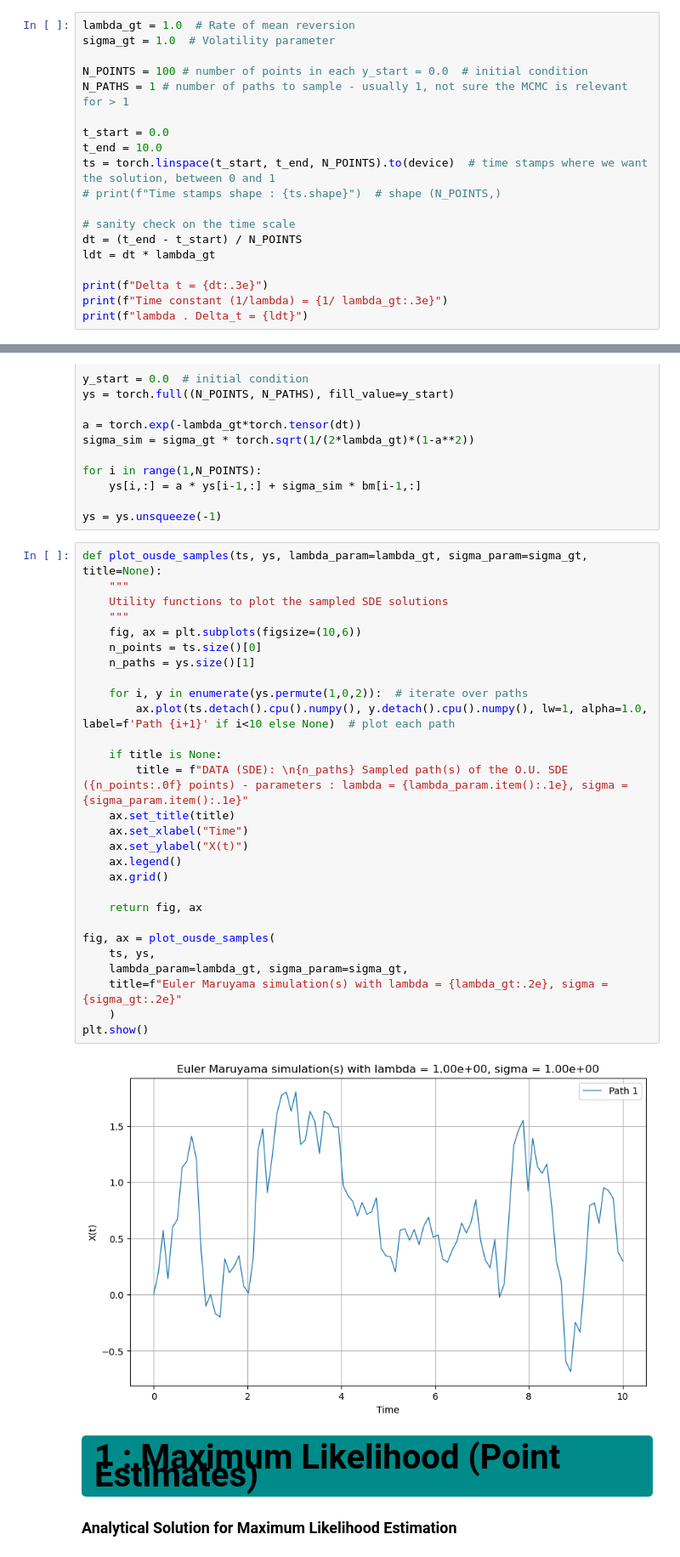
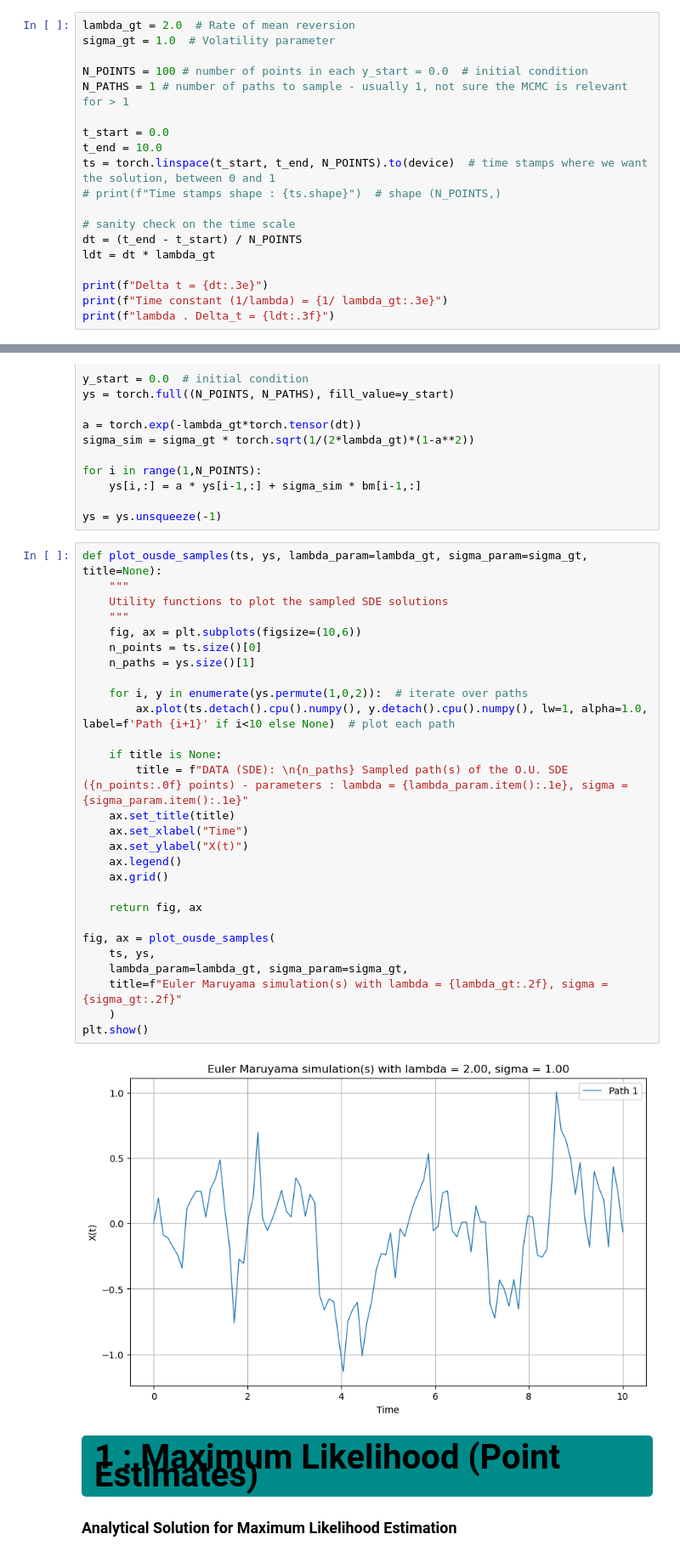
Before and after one commit to BenjaminDeporte/Stochastic_modeling, a Jupyter notebook: TOY_Pyro_Learning_OU.ipynb, the cells around one changed output, grey strips where cells are left out. Shown at 85% size. Saved outputs shown, nothing was run; the diff lists cells and outputs as text.

```diff
--- a/TOY_Pyro_Learning_OU.ipynb
+++ b/TOY_Pyro_Learning_OU.ipynb
@@ -63,7 +63,7 @@ X_0 &= x_0
 # %% [markdown]
 ### Ground Truth Parameters
 # %%
-lambda_gt = 1.0  # Rate of mean reversion
+lambda_gt = 2.0  # Rate of mean reversion
 sigma_gt = 1.0  # Volatility parameter
 
 N_POINTS = 100 # number of points in each y_start = 0.0  # initial condition
@@ -80,6 +80,6 @@ ldt = dt * lambda_gt
 
 print(f"Delta t = {dt:.3e}")
 print(f"Time constant (1/lambda) = {1/ lambda_gt:.3e}")
-print(f"lambda . Delta_t = {ldt}")
+print(f"lambda . Delta_t = {ldt:.3f}")
 # %% [output]
 Delta t = 1.000e-01
@@ -108,33 +109,33 @@ ys = ys.unsqueeze(-1)
 # %%
 def plot_ousde_samples(ts, ys, lambda_param=lambda_gt, sigma_param=sigma_gt, title=None):
     """
     Utility functions to plot the sampled SDE solutions
     """
     fig, ax = plt.subplots(figsize=(10,6))
     n_points = ts.size()[0]
     n_paths = ys.size()[1]
 
     for i, y in enumerate(ys.permute(1,0,2)):  # iterate over paths
         ax.plot(ts.detach().cpu().numpy(), y.detach().cpu().numpy(), lw=1, alpha=1.0, label=f'Path {i+1}' if i<10 else None)  # plot each path
 
     if title is None:
         title = f"DATA (SDE): \n{n_paths} Sampled path(s) of the O.U. SDE ({n_points:.0f} points) - parameters : lambda = {lambda_param.item():.1e}, sigma = {sigma_param.item():.1e}"
     ax.set_title(title)
     ax.set_xlabel("Time")
     ax.set_ylabel("X(t)")
     ax.legend()
     ax.grid()
 
     return fig, ax
 
 fig, ax = plot_ousde_samples(
     ts, ys,
     lambda_param=lambda_gt, sigma_param=sigma_gt,
-    title=f"Euler Maruyama simulation(s) with lambda = {lambda_gt:.2e}, sigma = {sigma_gt:.2e}"
+    title=f"Euler Maruyama simulation(s) with lambda = {lambda_gt:.2f}, sigma = {sigma_gt:.2f}"
     )
 plt.show()
 # %% [output]
-[figure, old version]
+[figure, new version]
 # %% [markdown]
 <div style="background-color: #008B8B; padding: 15px; border-radius: 5px; font-size: 40px; color: black; font-weight: bold;">
 1 : Maximum Likelihood (Point Estimates)
```
Also changed, not shown: parts of 18 cells of this notebook.
